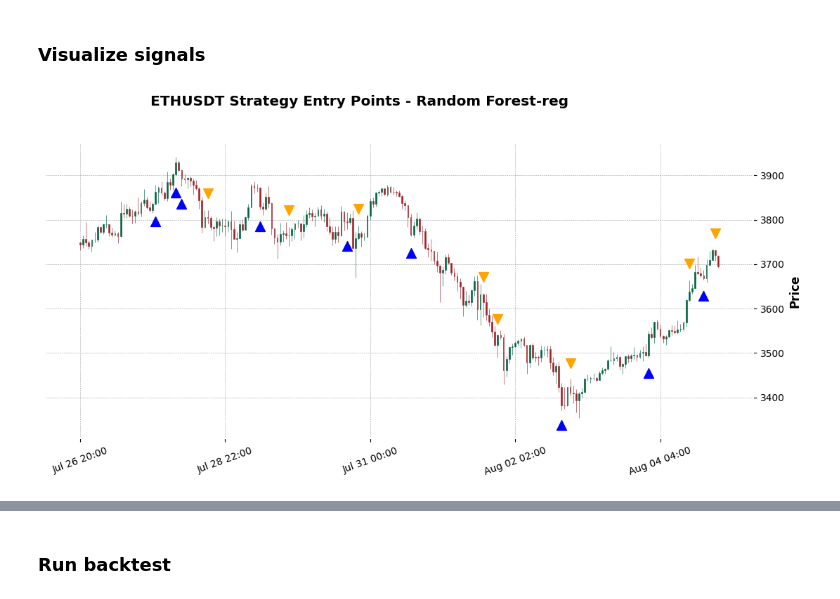
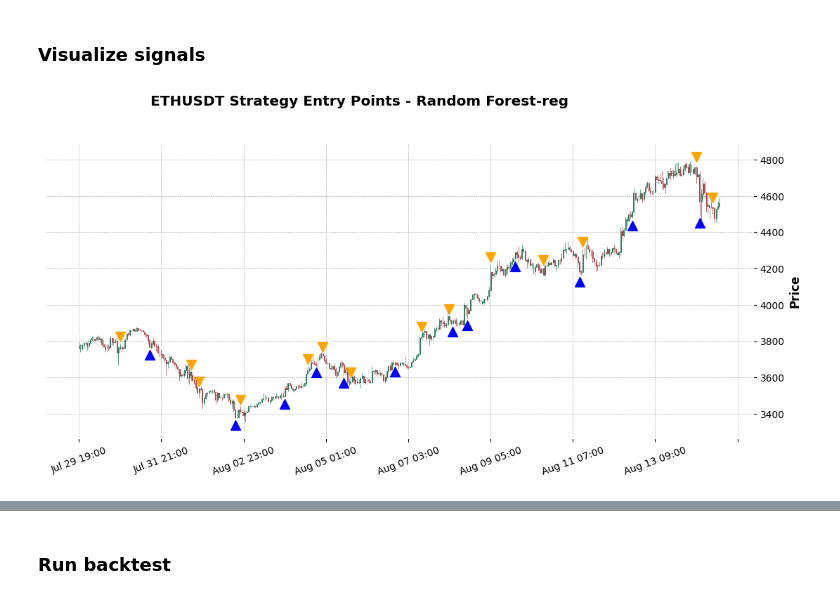
Before and after one commit to lansetaowa/ml-trading-signal, a Jupyter notebook: notebooks/rf-reg_backtest.ipynb, the cells around one changed output, grey strips where cells are left out. Saved outputs shown, nothing was run; the diff lists cells and outputs as text; code cells hidden in the pictures.

```diff
--- a/notebooks/rf-reg_backtest.ipynb
+++ b/notebooks/rf-reg_backtest.ipynb
@@ -49,11 +49,11 @@ df = pd.read_sql_query(
 ### Visualize signals
 # %%
 start_dt = '2025-07-20 00:00:00'
-end_dt = '2025-08-05 00:00:00'
+end_dt = '2025-08-15 00:00:00'
 
 plot_signals(df=df, start=start_dt, end=end_dt, symbol=symbol, strategy_name='Random Forest-reg')
 # %% [output]
-[figure, old version]
+[figure, new version]
 # %%
 plot_recent_signals(limit=4*24)
 # %% [output]
```
Also changed, not shown: parts of 6 cells of this notebook, 18 other files.
